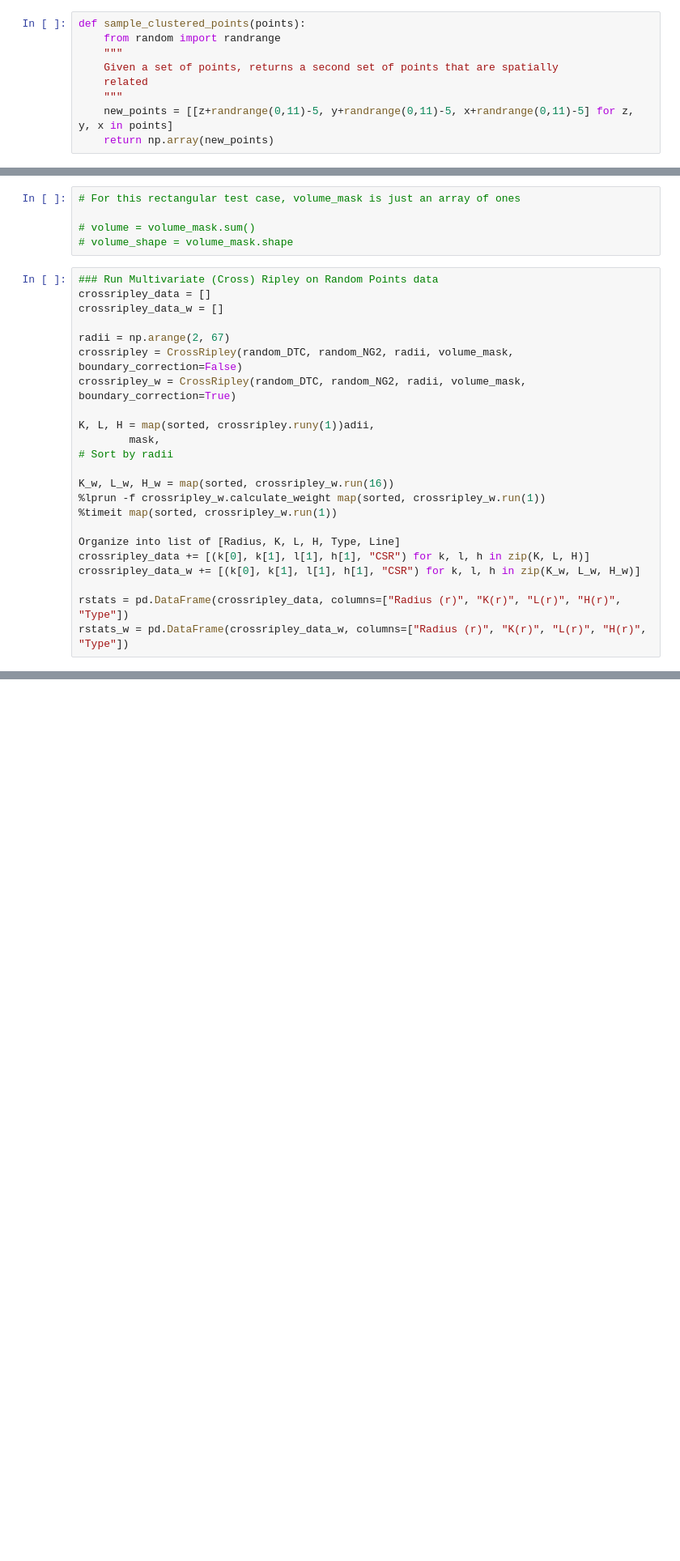
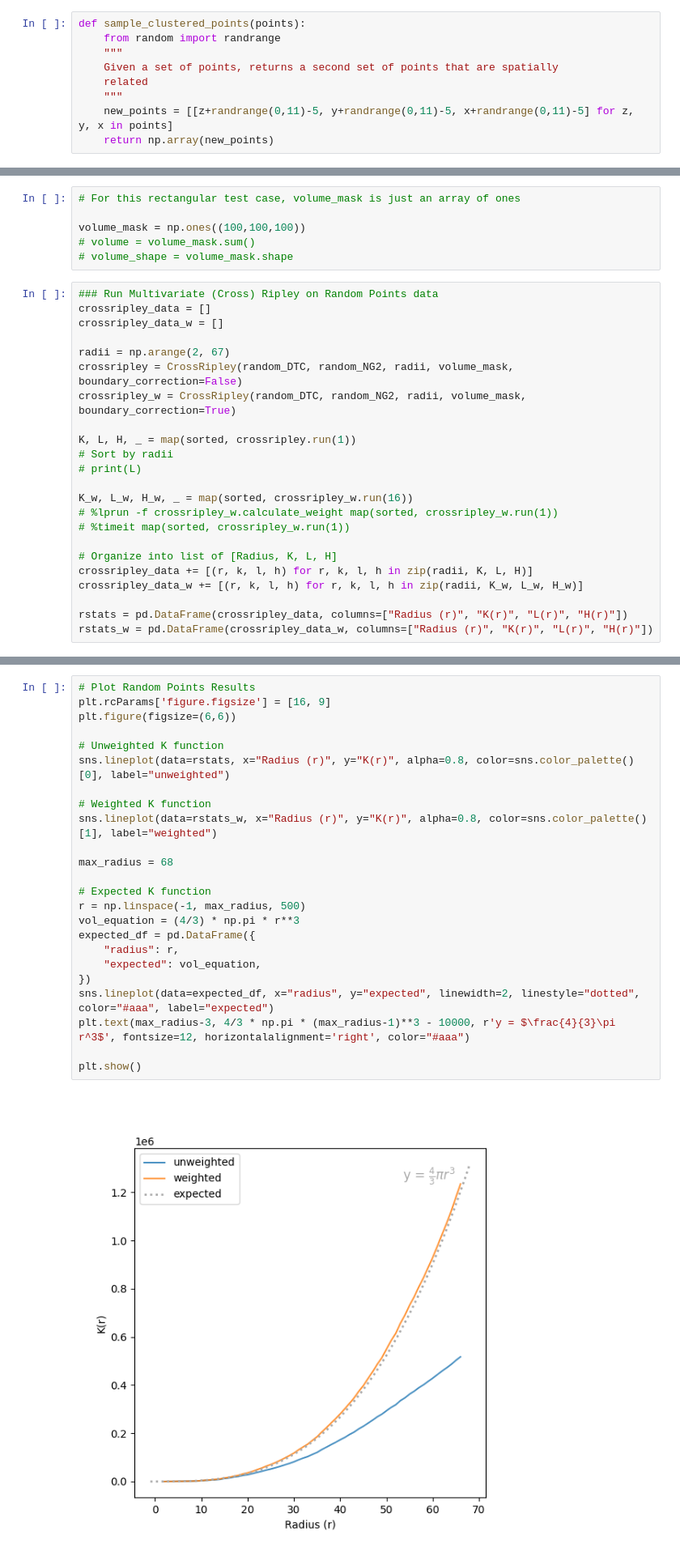
Before and after one commit to dkermany/mdspacer, a Jupyter notebook: ipynb/confocal_3D/Spatial3D.ipynb, the cells around one changed output, grey strips where cells are left out. Shown: that part at 81% size. Saved outputs shown, nothing was run; the diff lists cells and outputs as text; blank space fills up the shorter version.

```diff
--- a/ipynb/confocal_3D/Spatial3D.ipynb
+++ b/ipynb/confocal_3D/Spatial3D.ipynb
@@ -677,6 +867,7 @@ ax.plot_wireframe(cx, cy, cz, color="gray", alpha=0.3)
 # %%
 # For this rectangular test case, volume_mask is just an array of ones
 
+volume_mask = np.ones((100,100,100))
 # volume = volume_mask.sum()
 # volume_shape = volume_mask.shape
 # %%
@@ -688,17 +879,17 @@ radii = np.arange(2, 67)
 crossripley = CrossRipley(random_DTC, random_NG2, radii, volume_mask, boundary_correction=False)
 crossripley_w = CrossRipley(random_DTC, random_NG2, radii, volume_mask, boundary_correction=True)
 
-K, L, H = map(sorted, crossripley.runy(1))adii,
-        mask,
+K, L, H, _ = map(sorted, crossripley.run(1))
 # Sort by radii
+# print(L)
 
-K_w, L_w, H_w = map(sorted, crossripley_w.run(16))
-%lprun -f crossripley_w.calculate_weight map(sorted, crossripley_w.run(1))
-%timeit map(sorted, crossripley_w.run(1))
+K_w, L_w, H_w, _ = map(sorted, crossripley_w.run(16))
+# %lprun -f crossripley_w.calculate_weight map(sorted, crossripley_w.run(1))
+# %timeit map(sorted, crossripley_w.run(1))
 
-Organize into list of [Radius, K, L, H, Type, Line]
-crossripley_data += [(k[0], k[1], l[1], h[1], "CSR") for k, l, h in zip(K, L, H)]
-crossripley_data_w += [(k[0], k[1], l[1], h[1], "CSR") for k, l, h in zip(K_w, L_w, H_w)]
+# Organize into list of [Radius, K, L, H]
+crossripley_data += [(r, k, l, h) for r, k, l, h in zip(radii, K, L, H)]
+crossripley_data_w += [(r, k, l, h) for r, k, l, h in zip(radii, K_w, L_w, H_w)]
 
-rstats = pd.DataFrame(crossripley_data, columns=["Radius (r)", "K(r)", "L(r)", "H(r)", "Type"])
-rstats_w = pd.DataFrame(crossripley_data_w, columns=["Radius (r)", "K(r)", "L(r)", "H(r)", "Type"])
+rstats = pd.DataFrame(crossripley_data, columns=["Radius (r)", "K(r)", "L(r)", "H(r)"])
+rstats_w = pd.DataFrame(crossripley_data_w, columns=["Radius (r)", "K(r)", "L(r)", "H(r)"])
@@ -739,0 +896,26 @@ plt.show()
+# %%
+# Plot Random Points Results
+plt.rcParams['figure.figsize'] = [16, 9]
+plt.figure(figsize=(6,6))
+
+# Unweighted K function
+sns.lineplot(data=rstats, x="Radius (r)", y="K(r)", alpha=0.8, color=sns.color_palette()[0], label="unweighted")
+
+# Weighted K function
+sns.lineplot(data=rstats_w, x="Radius (r)", y="K(r)", alpha=0.8, color=sns.color_palette()[1], label="weighted")
+
+max_radius = 68
+
+# Expected K function
+r = np.linspace(-1, max_radius, 500)
+vol_equation = (4/3) * np.pi * r**3
+expected_df = pd.DataFrame({
+    "radius": r,
+    "expected": vol_equation,
+})
+sns.lineplot(data=expected_df, x="radius", y="expected", linewidth=2, linestyle="dotted", color="#aaa", label="expected")
+plt.text(max_radius-3, 4/3 * np.pi * (max_radius-1)**3 - 10000, r'y = $\frac{4}{3}\pi r^3$', fontsize=12, horizontalalignment='right', color="#aaa")
+
+plt.show()
+# %% [output]
+[figure, added]
```
Also changed, not shown: parts of 19 cells of this notebook.
